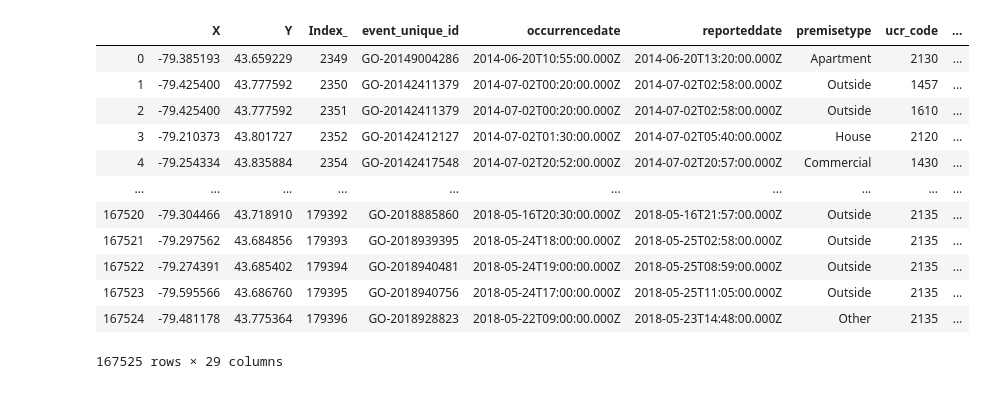
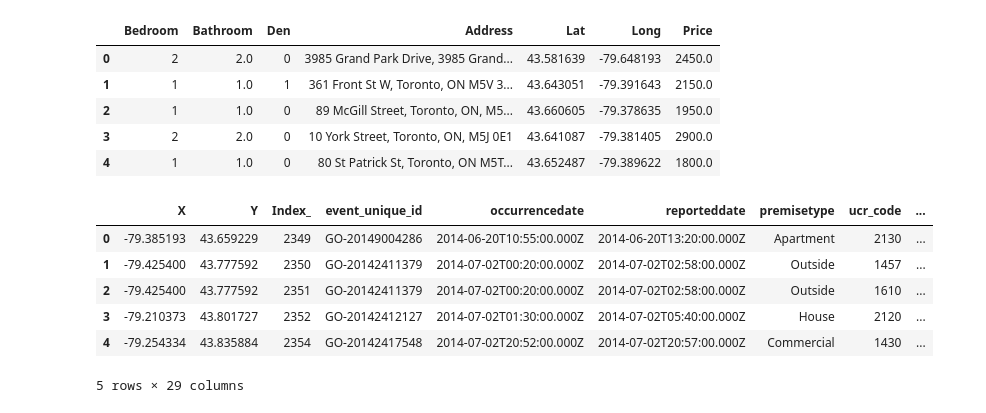
Before and after one commit to NitinMadaan/TDOT-Project, a Jupyter notebook: Project1.ipynb, the cells around one changed output. Saved outputs shown, nothing was run; the diff lists cells and outputs as text; code cells hidden in the pictures.

```diff
--- a/Project1.ipynb
+++ b/Project1.ipynb
@@ -21,18 +19,22 @@ Rental_DF
+# %%
+# Convert Price column string value to float
+Rental_DF["Price"] = Rental_DF["Price"].replace('[\$,]', '', regex=True).astype(float)
+Rental_DF.head()
+# %% [output]
+|  | Bedroom | Bathroom | Den | Address | Lat | Long | Price |
+| 0 | 2 | 2.0 | 0 | 3985 Grand Park Drive, 3985 Grand... | 43.581639 | -79.648193 | 2450.0 |
+| 1 | 1 | 1.0 | 1 | 361 Front St W, Toronto, ON M5V 3... | 43.643051 | -79.391643 | 2150.0 |
+| 2 | 1 | 1.0 | 0 | 89 McGill Street, Toronto, ON, M5... | 43.660605 | -79.378635 | 1950.0 |
+| 3 | 2 | 2.0 | 0 | 10 York Street, Toronto, ON, M5J 0E1 | 43.641087 | -79.381405 | 2900.0 |
+| 4 | 1 | 1.0 | 0 | 80 St Patrick St, Toronto, ON M5T... | 43.652487 | -79.389622 | 1800.0 |
 # %%
 Crime_DF = pd.DataFrame(pd.read_csv("MCI_2014_to_2018.csv"))
-
-Crime_DF
+Crime_DF.head()
 # %% [output]
 |  | X | Y | Index_ | event_unique_id | occurrencedate | reporteddate | premisetype | ucr_code | ... |
 | 0 | -79.385193 | 43.659229 | 2349 | GO-20149004286 | 2014-06-20T10:55:00.000Z | 2014-06-20T13:20:00.000Z | Apartment | 2130 | ... |
 | 1 | -79.425400 | 43.777592 | 2350 | GO-20142411379 | 2014-07-02T00:20:00.000Z | 2014-07-02T02:58:00.000Z | Outside | 1457 | ... |
 | 2 | -79.425400 | 43.777592 | 2351 | GO-20142411379 | 2014-07-02T00:20:00.000Z | 2014-07-02T02:58:00.000Z | Outside | 1610 | ... |
 | 3 | -79.210373 | 43.801727 | 2352 | GO-20142412127 | 2014-07-02T01:30:00.000Z | 2014-07-02T05:40:00.000Z | House | 2120 | ... |
 | 4 | -79.254334 | 43.835884 | 2354 | GO-20142417548 | 2014-07-02T20:52:00.000Z | 2014-07-02T20:57:00.000Z | Commercial | 1430 | ... |
-| ... | ... | ... | ... | ... | ... | ... | ... | ... | ... |
-| 167520 | -79.304466 | 43.718910 | 179392 | GO-2018885860 | 2018-05-16T20:30:00.000Z | 2018-05-16T21:57:00.000Z | Outside | 2135 | ... |
-| 167521 | -79.297562 | 43.684856 | 179393 | GO-2018939395 | 2018-05-24T18:00:00.000Z | 2018-05-25T02:58:00.000Z | Outside | 2135 | ... |
-| 167522 | -79.274391 | 43.685402 | 179394 | GO-2018940481 | 2018-05-24T19:00:00.000Z | 2018-05-25T08:59:00.000Z | Outside | 2135 | ... |
-| 167523 | -79.595566 | 43.686760 | 179395 | GO-2018940756 | 2018-05-24T17:00:00.000Z | 2018-05-25T11:05:00.000Z | Outside | 2135 | ... |
-| 167524 | -79.481178 | 43.775364 | 179396 | GO-2018928823 | 2018-05-22T09:00:00.000Z | 2018-05-23T14:48:00.000Z | Other | 2135 | ... |
-167525 rows × 29 columns
+5 rows × 29 columns
```
Also changed, not shown: parts of 17 cells of this notebook.
